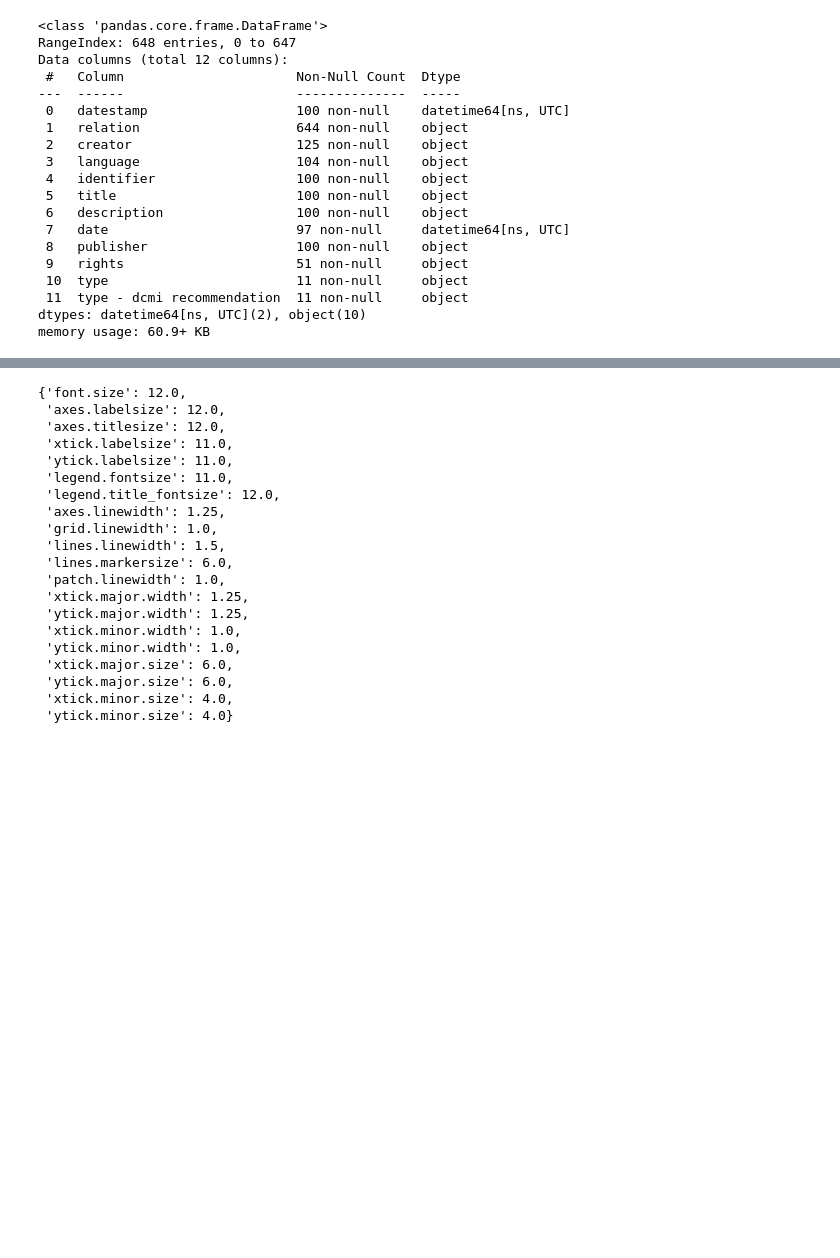
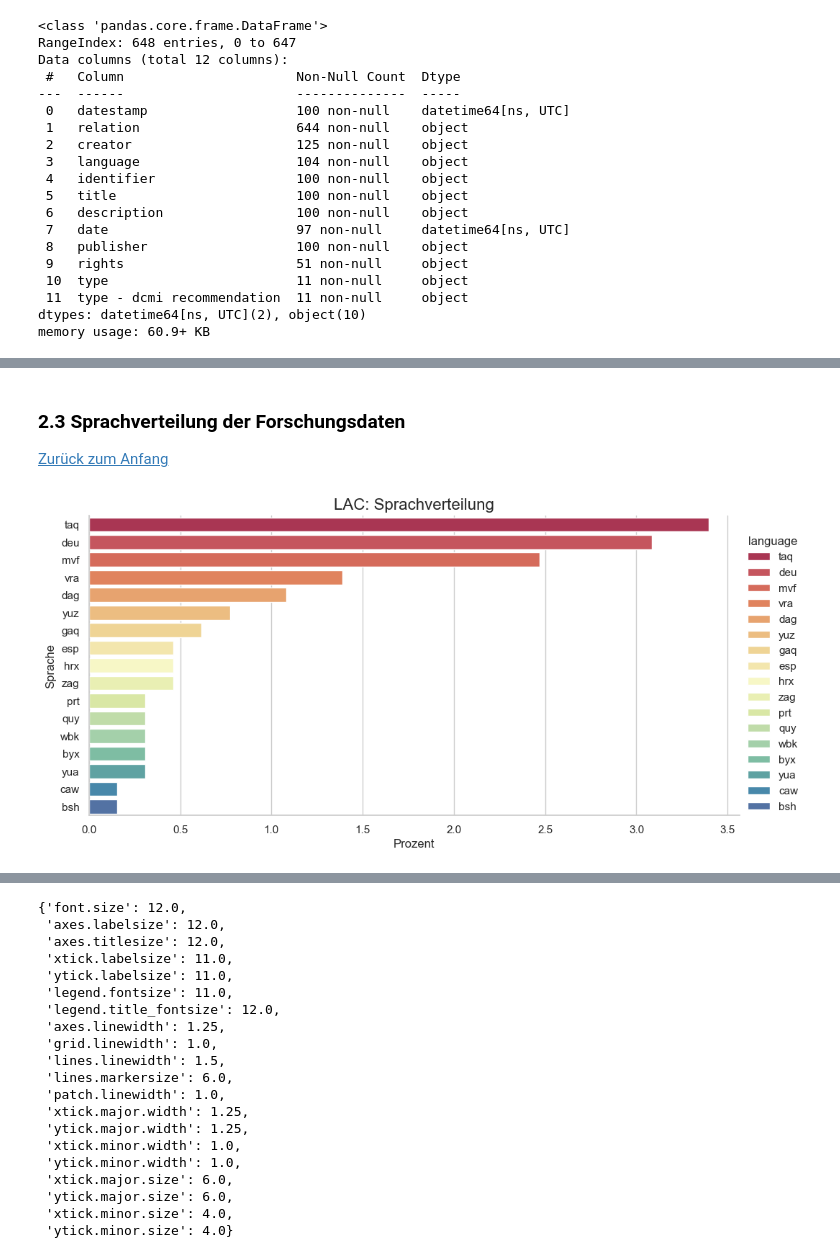
Before and after one commit to MarieMaurerDDM/research_data_repositories, a Jupyter notebook: src/visualizations/visuals_data_lac.ipynb, the cells around one changed output, grey strips where cells are left out. Cells and saved outputs as stored; diff of their text form; code cells hidden in the pictures; blank space fills up the shorter version.

```diff
--- a/src/visualizations/visuals_data_lac.ipynb
+++ b/src/visualizations/visuals_data_lac.ipynb
@@ -59,0 +158,19 @@ TypeError: unsupported operand type(s) for *: 'int' and 'dict'
+# %% [markdown]
+
+<a id="2.3"></a>
+### 2.3 Sprachverteilung der Forschungsdaten
+
+[Zurück zum Anfang](#0)
+# %%
+order = data_lac['language'].value_counts().index
+# Convert the column to a categorical type with the calculated order
+data_lac['language'] = pd.Categorical(data_lac['language'], categories=order, ordered=True)
+
+catplot = sns.catplot(data = data_lac, y = 'language', kind = 'count', aspect = 2, stat='percent', hue = 'language', palette = 'Spectral')
+
+plt.title('LAC: Sprachverteilung', fontsize=16)
+plt.xlabel('Prozent', fontsize=12)
+plt.ylabel('Sprache', fontsize=12)
+plt.show()
+# %% [output]
+[figure, added]
```
Also changed, not shown: parts of 29 cells of this notebook.
